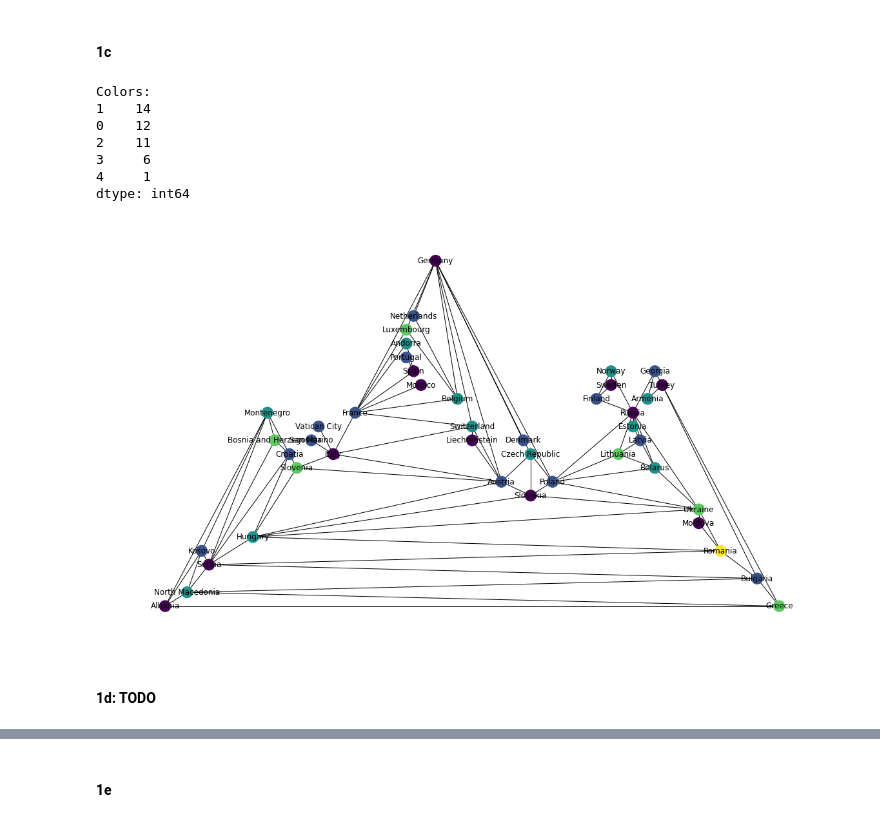
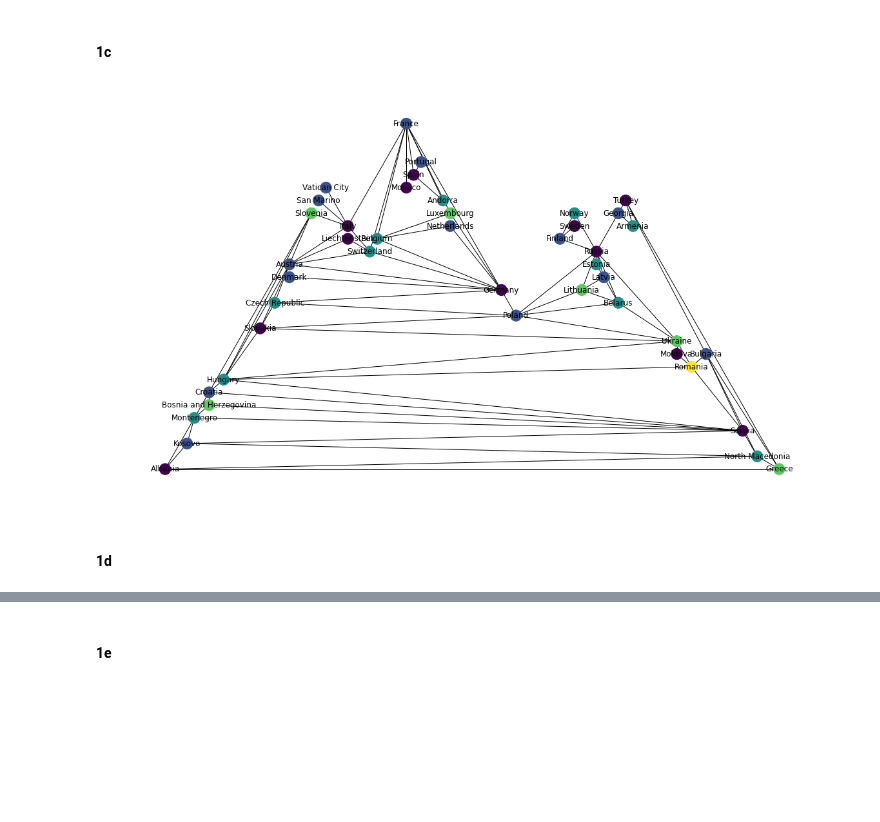
Before and after one commit to GoldenGarr/Graph-Theory-HW-5, a Jupyter notebook: hw5.ipynb, the cells around one changed output, grey strips where cells are left out. Drawn from its saved outputs; the diff is of its cells as text; code cells hidden in the pictures; blank space fills up the shorter version.

```diff
--- a/hw5.ipynb
+++ b/hw5.ipynb
@@ -223,22 +223,15 @@ Minimum edge cut: {('Italy', 'San Marino')}
 #### 1c
 # %%
 node_colors = nx.greedy_color(G)
-color_map = []
-for node in G:
-    color_map.append(node_colors[node])
-# color_map
-print('Colors:')
-print(pd.Series(node_colors.values()).value_counts())
+# color_map = []
+# for node in G:
+#     color_map.append(node_colors[node])
+# # color_map
+# print('Colors:')
+# print(pd.Series(node_colors.values()).value_counts())
 
-nx.draw_planar(G, node_color=color_map, with_labels=True)
+nx.draw_planar(G, node_color=[node_colors[node] for node in G.nodes()], with_labels=True)
 # %% [output]
-Colors:
-1    14
-0    12
-2    11
-3     6
-4     1
-dtype: int64
-[figure, old version]
+[figure, new version]
 # %% [markdown]
-#### 1d: TODO
+#### 1d
```
Also changed, not shown: parts of 15 cells of this notebook.
